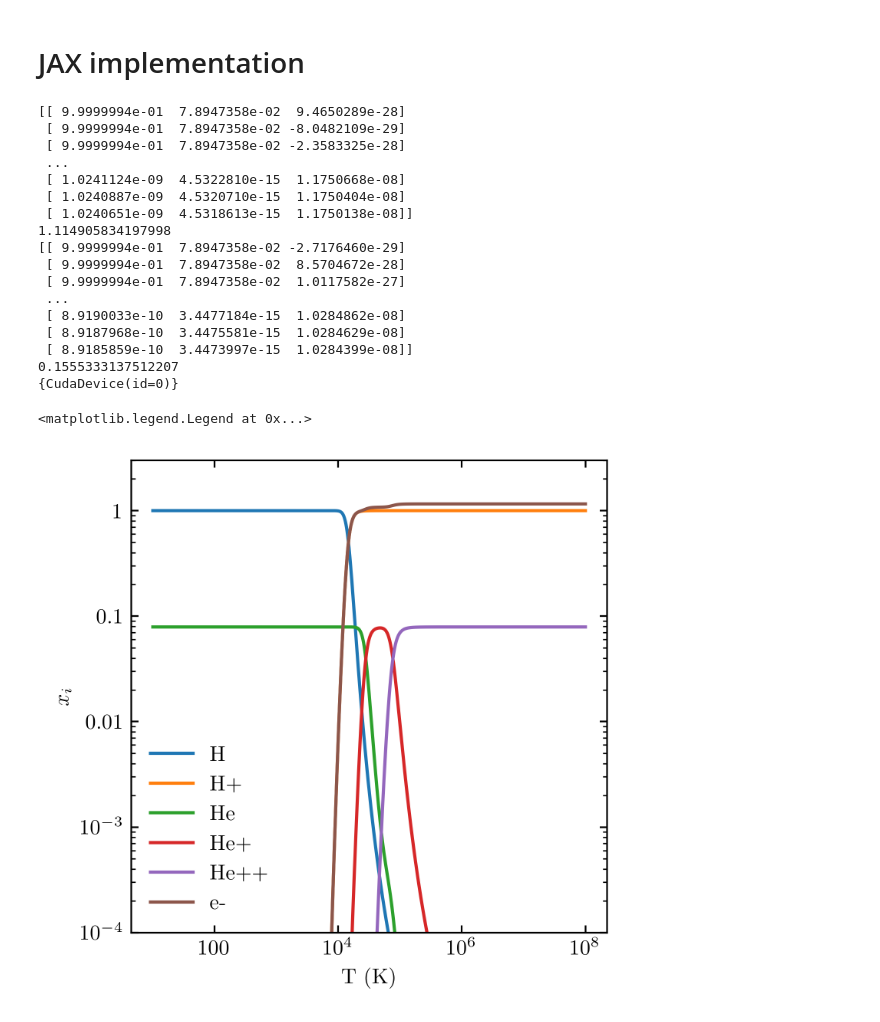
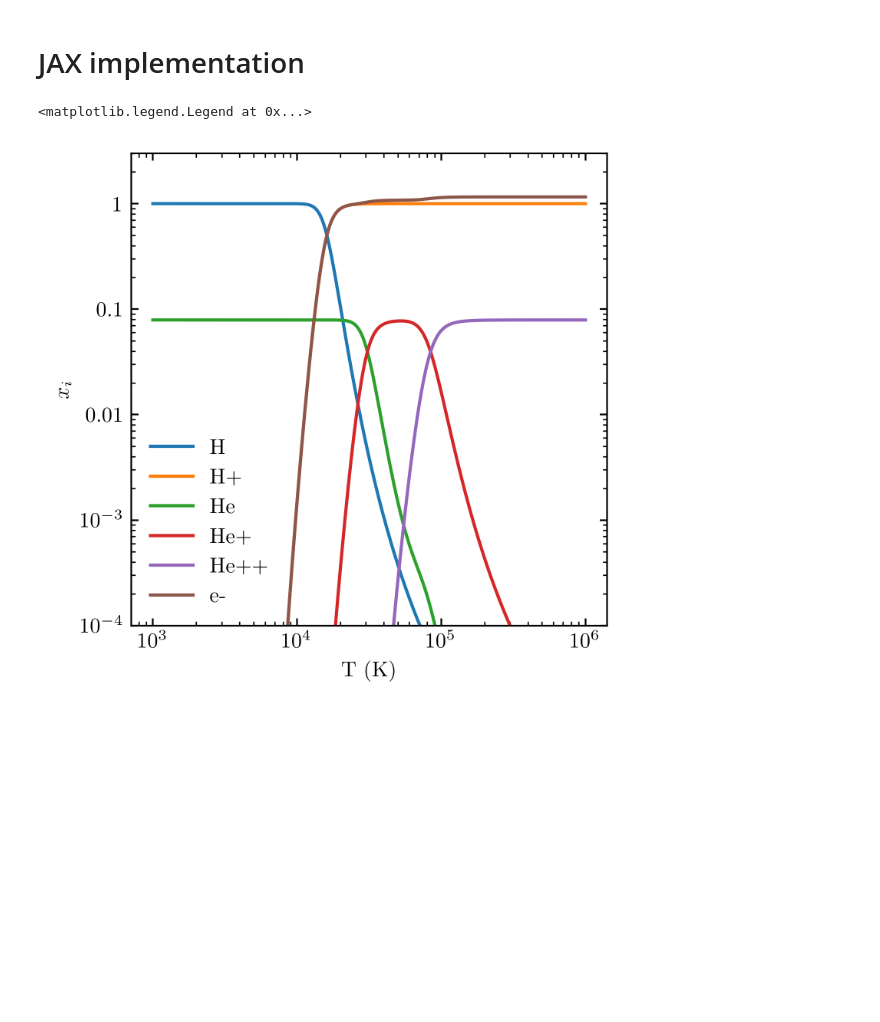
Before and after one commit to mikegrudic/pism, a Jupyter notebook: examples/CIE.ipynb, the cells around one changed output. Saved outputs shown, nothing was run; the diff lists cells and outputs as text; code cells hidden in the pictures; blank space fills up the shorter version.

```diff
--- a/examples/CIE.ipynb
+++ b/examples/CIE.ipynb
@@ -91,6 +90,7 @@ substitutions = {
 for species in system.network:
     for s in substitutions:
         system.network[species] = system.network[species].subs(s, substitutions[s])
+        system.heat = system.heat.subs(s,substitutions[s])
 
 system.network
 # %% [output]
@@ -229,7 +229,7 @@ func = sp.lambdify(unknowns+knowns, reduced_network,modules='jax')
 jacfunc =  sp.lambdify(unknowns + knowns, jac,modules='jax') # do we need this or should we diff on the jax side?
 
 @jax.jit
-def solve_abundances(Tval, func=func, jacfunc=None, rtol=1e-2, atol=1e-100):
+def solve_abundances(Tval, func=func, jacfunc=jacfunc, rtol=1e-2, atol=1e-100):
 
     # def f_numerical(X,knownvals):
     #     return jnp.array(func(*X, *knownvals))
@@ -262,61 +262,33 @@ def solve_abundances(Tval, func=func, jacfunc=None, rtol=1e-2, atol=1e-100):
             X, _ = arg
             dx = -jnp.linalg.solve(jac_numerical(X,knownvals),f_numerical(X,knownvals))
             return X + dx, dx # - jnp.linalg.solve(J,f)
 
         init_val = x0, 100*x0
         return jax.lax.while_loop(iter_condition, X_new, init_val)[0]
 
     X = jax.vmap(solve_for_T)(Tval)
     return X
 
-Tgrid = np.logspace(1,8,10**6)
-from time import time
-t = time()
+Tgrid = np.logspace(3,6,10**6)
 sol = solve_abundances(Tgrid)
-print(sol)
-print(time() - t)
-t = time()
-sol = solve_abundances(1.1*Tgrid)
-print(sol)
-print(time() - t)
-
-print(sol.devices())
 
 # need to abstract this process of substituting the conservation equations...
 Y = 0.24
 nHtot = 1
 nHepp = Y/(4-4*Y)*nHtot - sol[:,1] - sol[:,2]
 sol = np.c_[sol, nHepp]
 nHp = nHtot - sol[:,0]
 ne = 2*nHepp + nHp + sol[:,2]
 sol = np.c_[sol[:,0],nHp,sol[:,1],sol[:,2], nHepp, ne]
 
 
 plt.loglog(Tgrid, sol, label=("H", "H+", "He", "He+", "He++", "e-")) #,label=unknowns)
 plt.ylim(1e-4,3)
 plt.ylabel(r"$x_i$")
-#plt.ylabel(r"$n_i\,\left(\rm cm^{-3}\right)$")
 plt.xlabel(r"T (K)")
 plt.legend()
 
 #%timeit solve_abundances(Tgrid)
 # %% [output]
-[[ 9.9999994e-01  7.8947358e-02  9.4650289e-28]
- [ 9.9999994e-01  7.8947358e-02 -8.0482109e-29]
- [ 9.9999994e-01  7.8947358e-02 -2.3583325e-28]
- ...
- [ 1.0241124e-09  4.5322810e-15  1.1750668e-08]
- [ 1.0240887e-09  4.5320710e-15  1.1750404e-08]
- [ 1.0240651e-09  4.5318613e-15  1.1750138e-08]]
-1.114905834197998
-[[ 9.9999994e-01  7.8947358e-02 -2.7176460e-29]
- [ 9.9999994e-01  7.8947358e-02  8.5704672e-28]
- [ 9.9999994e-01  7.8947358e-02  1.0117582e-27]
- ...
- [ 8.9190033e-10  3.4477184e-15  1.0284862e-08]
- [ 8.9187968e-10  3.4475581e-15  1.0284629e-08]
- [ 8.9185859e-10  3.4473997e-15  1.0284399e-08]]
-0.1555333137512207
-{CudaDevice(id=0)}
+<matplotlib.legend.Legend at 0x...>
-<matplotlib.legend.Legend at 0x...>
-[figure, old version]
+[figure, new version]
```
Also changed, not shown: parts of 9 cells of this notebook, 7 other files.
